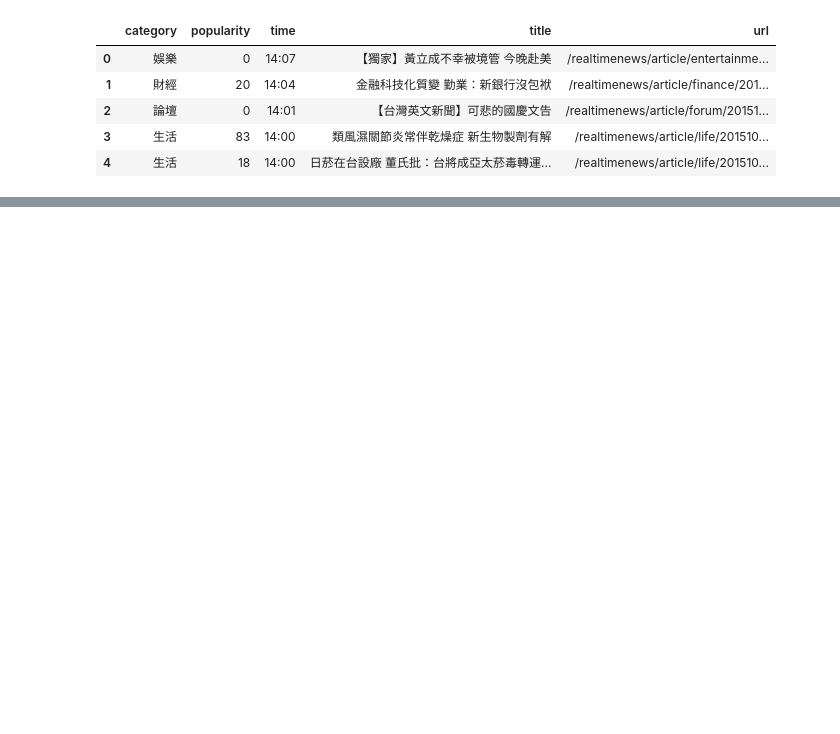
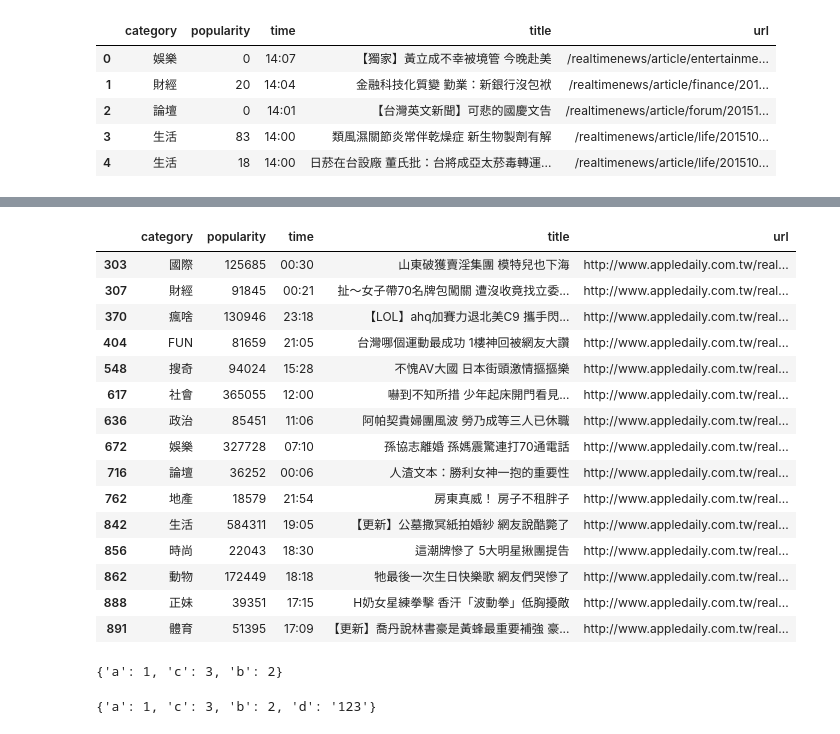
Before and after one commit to ywchiu/pytextmining, a Jupyter notebook: 20151012Tutorial.ipynb, the cells around one changed output, grey strips where cells are left out. Saved outputs shown, nothing was run; the diff lists cells and outputs as text; code cells hidden in the pictures; blank space fills up the shorter version.

```diff
--- a/20151012Tutorial.ipynb
+++ b/20151012Tutorial.ipynb
@@ -289,10 +289,10 @@ def getNews(mainurl):
         main  = rtddt.select('h1')[0].text
         m = re.match('(.*?)\((\d+)\)', main)
         title = m.group(1)
-        popularity =  m.group(2)
+        popularity =  int(m.group(2))
         category = rtddt.select('h2')[0].text
         time = rtddt.select('time')[0].text
-        url = rtddt.select('a')[0]['href']
+        url = 'http://www.appledaily.com.tw' + rtddt.select('a')[0]['href']
         dic = {'title': title, 'popularity':popularity,'category':category, 'time':time, 'url':url}
         newsary.append(dic)
     return newsary
@@ -355,3 +357,7 @@ df.head()
 | 2 | 論壇 | 0 | 14:01 | 【台灣英文新聞】可悲的國慶文告 | /realtimenews/article/forum/20151... |
 | 3 | 生活 | 83 | 14:00 | 類風濕關節炎常伴乾燥症 新生物製劑有解 | /realtimenews/article/life/201510... |
 | 4 | 生活 | 18 | 14:00 | 日菸在台設廠 董氏批：台將成亞太菸毒轉運... | /realtimenews/article/life/201510... |
+# %%
+newspd = pd.DataFrame(newsary)
+# %%
+newspd.sort(['popularity'], ascending=False).head()
@@ -357,0 +392,25 @@ df.head()
+# %%
+idx = newspd.groupby(['category'])['popularity'].transform(max) == newspd['popularity']
+newspd[idx]
+# %% [output]
+|  | category | popularity | time | title | url |
+| 303 | 國際 | 125685 | 00:30 | 山東破獲賣淫集團 模特兒也下海 | http://www.appledaily.com.tw/real... |
+| 307 | 財經 | 91845 | 00:21 | 扯～女子帶70名牌包闖關 遭沒收竟找立委... | http://www.appledaily.com.tw/real... |
+| 370 | 瘋啥 | 130946 | 23:18 | 【LOL】ahq加賽力退北美C9 攜手閃... | http://www.appledaily.com.tw/real... |
+| 404 | FUN | 81659 | 21:05 | 台灣哪個運動最成功 1樓神回被網友大讚 | http://www.appledaily.com.tw/real... |
+| 548 | 搜奇 | 94024 | 15:28 | 不愧AV大國 日本街頭激情摳摳樂 | http://www.appledaily.com.tw/real... |
+| 617 | 社會 | 365055 | 12:00 | 嚇到不知所措 少年起床開門看見... | http://www.appledaily.com.tw/real... |
+| 636 | 政治 | 85451 | 11:06 | 阿帕契貴婦團風波 勞乃成等三人已休職 | http://www.appledaily.com.tw/real... |
+| 672 | 娛樂 | 327728 | 07:10 | 孫協志離婚 孫媽震驚連打70通電話 | http://www.appledaily.com.tw/real... |
+| 716 | 論壇 | 36252 | 00:06 | 人渣文本：勝利女神一抱的重要性 | http://www.appledaily.com.tw/real... |
+| 762 | 地產 | 18579 | 21:54 | 房東真威！ 房子不租胖子 | http://www.appledaily.com.tw/real... |
+| 842 | 生活 | 584311 | 19:05 | 【更新】公墓撒冥紙拍婚紗 網友說酷斃了 | http://www.appledaily.com.tw/real... |
+| 856 | 時尚 | 22043 | 18:30 | 這潮牌慘了 5大明星揪團提告 | http://www.appledaily.com.tw/real... |
+| 862 | 動物 | 172449 | 18:18 | 牠最後一次生日快樂歌 網友們哭慘了 | http://www.appledaily.com.tw/real... |
+| 888 | 正妹 | 39351 | 17:15 | H奶女星練拳擊 香汗「波動拳」低胸擾敵 | http://www.appledaily.com.tw/real... |
+| 891 | 體育 | 51395 | 17:09 | 【更新】喬丹說林書豪是黃蜂最重要補強 豪... | http://www.appledaily.com.tw/real... |
+# %%
+dic = {'a':1,'b':2, 'c':3}
+print dic
+# %% [output]
+{'a': 1, 'c': 3, 'b': 2}
@@ -357,0 +419,4 @@ df.head()
+# %%
+print dic
+# %% [output]
+{'a': 1, 'c': 3, 'b': 2, 'd': '123'}
```
Also changed, not shown: parts of 6 cells of this notebook.
